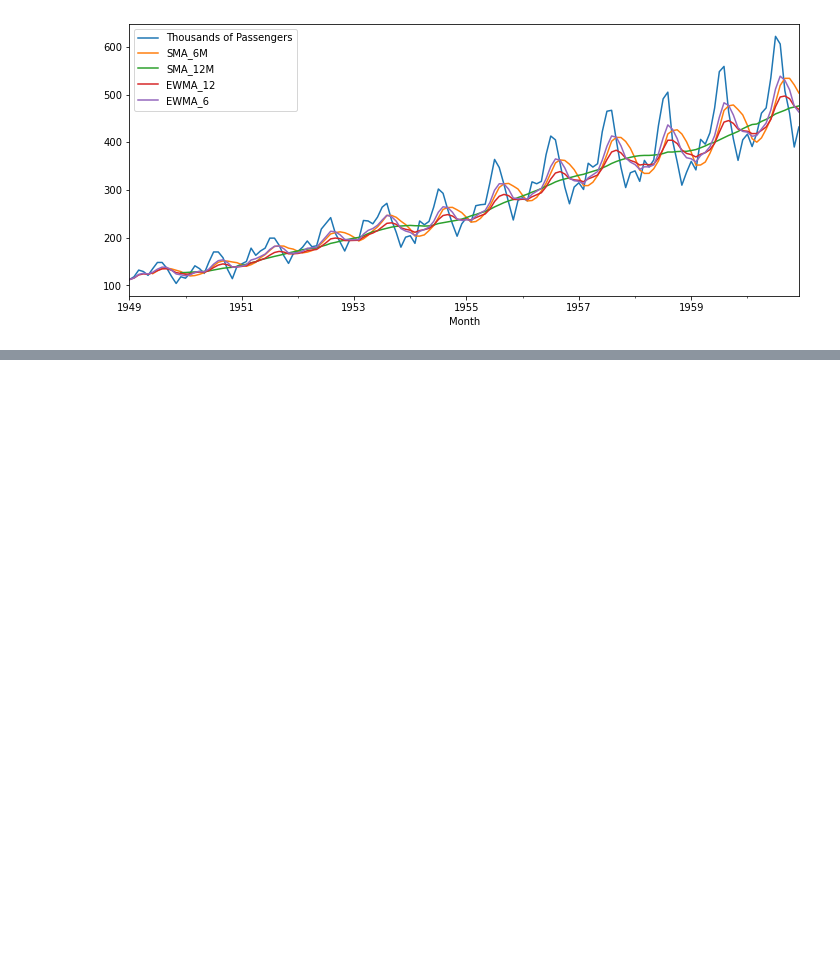
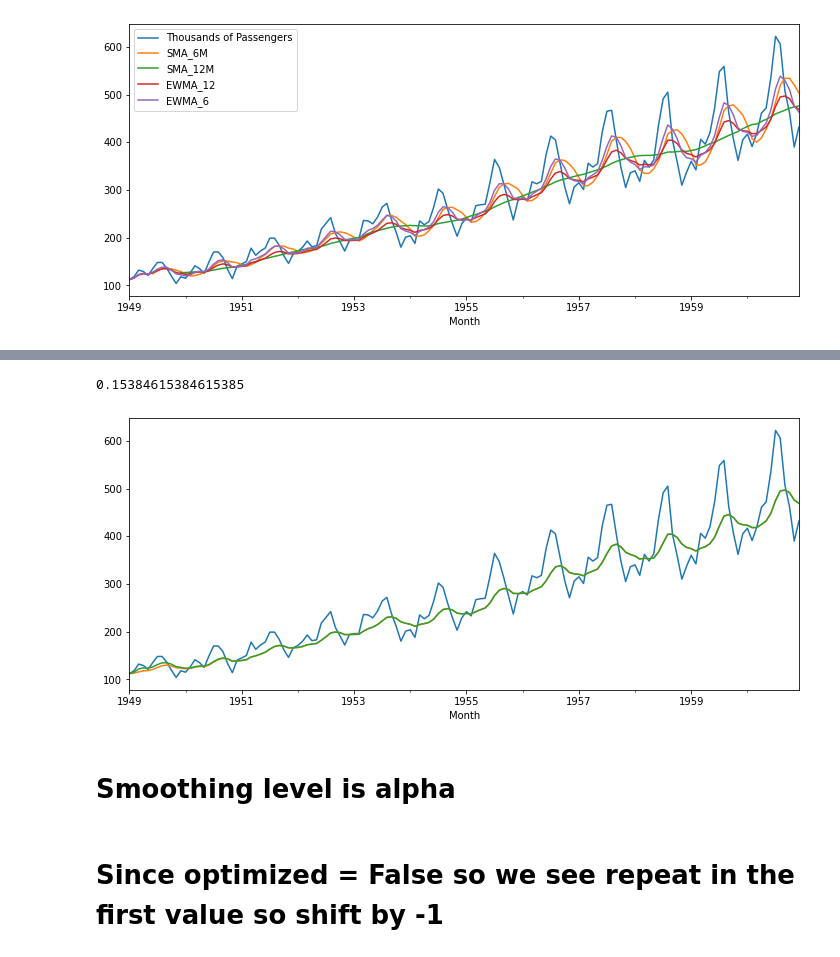
Before and after one commit to B2BDA/TIme_Series_SARIMA_Sales, a Jupyter notebook: Time_Series_Forecasting_Python.ipynb, the cells around one changed output, grey strips where cells are left out. Saved outputs shown, nothing was run; the diff lists cells and outputs as text; code cells hidden in the pictures; blank space fills up the shorter version.

```diff
--- a/Time_Series_Forecasting_Python.ipynb
+++ b/Time_Series_Forecasting_Python.ipynb
@@ -656,0 +658,3 @@ df.plot()
+# %%
+df = df.iloc[:,0]
+df
@@ -656,0 +689,2 @@ df.plot()
+# %%
+df.index.freq = "MS"
@@ -656,0 +716,10 @@ df.plot()
+# %%
+alpha
+# %% [output]
+0.15384615384615385
+# %%
+df.plot();
+df.ewm(alpha = 2/(12+1), adjust=False).mean().plot();
+df.ewm(alpha = 2/(12+1), adjust=True).mean().plot();
+# %% [output]
+[figure, added]
@@ -656,0 +730,2 @@ df.plot()
+# %% [markdown]
+# Smoothing level is alpha
@@ -656,0 +734,2 @@ df.plot()
+# %% [markdown]
+# Since optimized = False so we see repeat in the first value so shift by -1
```
Also changed, not shown: parts of 18 cells of this notebook.
